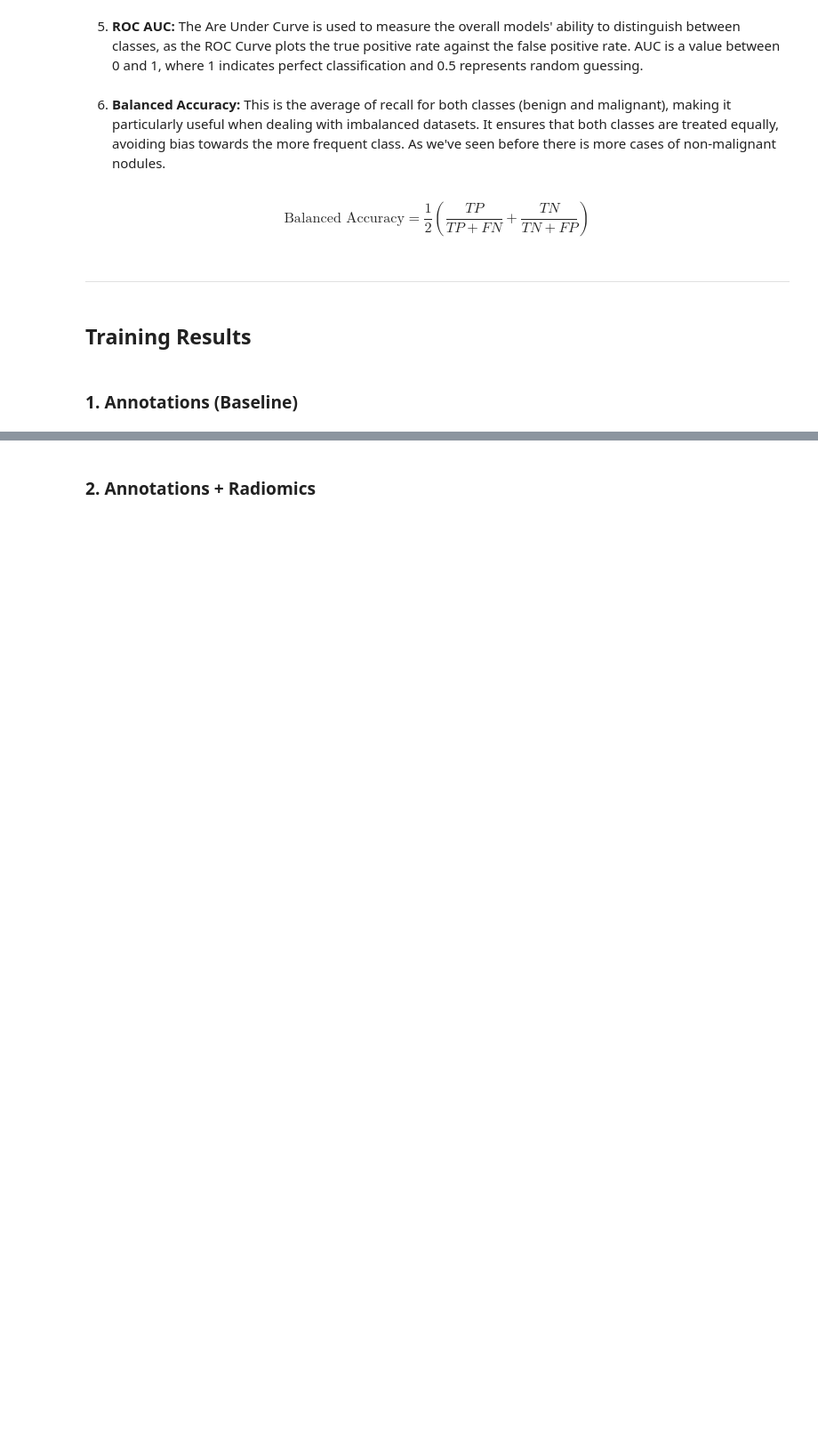
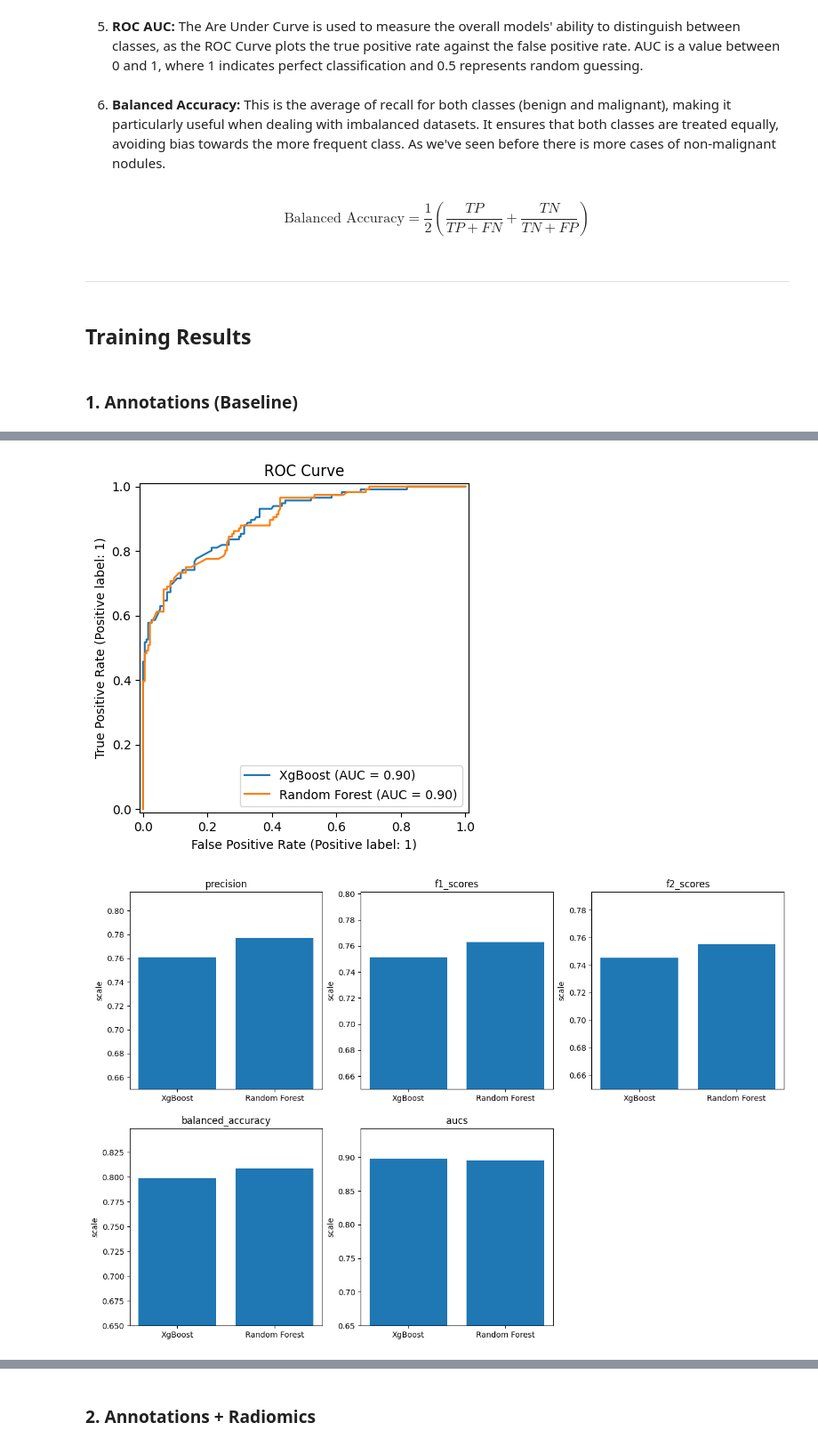
Before and after one commit to inesamorim/lung-cancer-classification, a Jupyter notebook: main.ipynb, the cells around one changed output, grey strips where cells are left out. Shown: that part at 89% size. Saved outputs shown, nothing was run; the diff lists cells and outputs as text; code cells hidden in the pictures; blank space fills up the shorter version.

```diff
--- a/main.ipynb
+++ b/main.ipynb
@@ -496,3 +505,10 @@ $$
 ## Training Results
 # %% [markdown]
 ### 1. Annotations (Baseline)
+# %%
+merged_df = merge_csvs(["annotations_ds.csv"])
+X_train, y_train, groups_train, X_test, y_test = prepare_df(merged_df)
+# %%
+# Tune models
+best_xgb_model, best_xgb_params = tune_model(XGBClassifier(eval_metric="mlogloss"), xgb_param_distributions, X_train, y_train, groups_train, "XGBoost")
+best_rf_model, best_rf_params = tune_model(RandomForestClassifier(random_state=42), rf_param_distributions, X_train, y_train, groups_train, "Random Forest")
@@ -498,0 +552,9 @@ $$
+# %%
+models = [
+    ("XgBoost", best_xgb_model),
+    ("Random Forest", best_rf_model),
+]
+plot_metrics(models, X_test, y_test)
+# %% [output]
+[figure, added]
+[figure, added]
```
Also changed, not shown: parts of 10 cells of this notebook, 3 other files.
